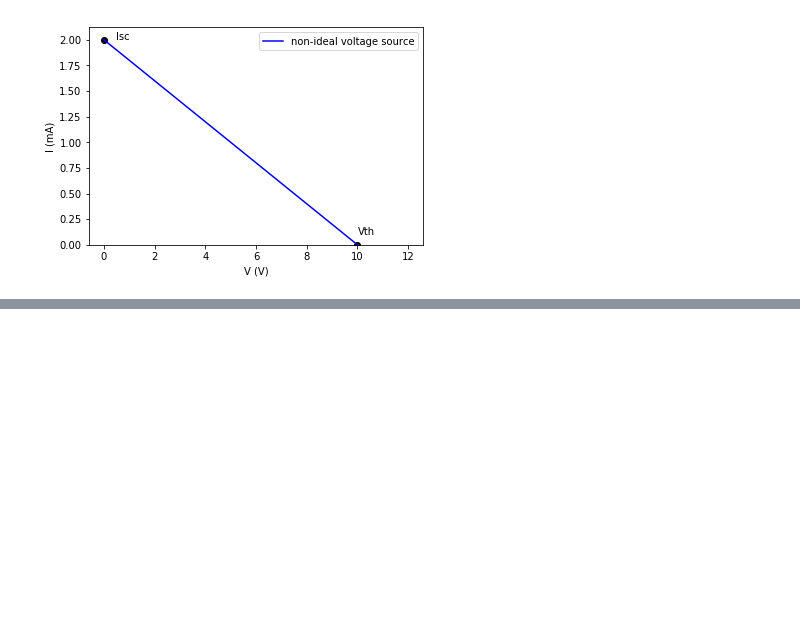
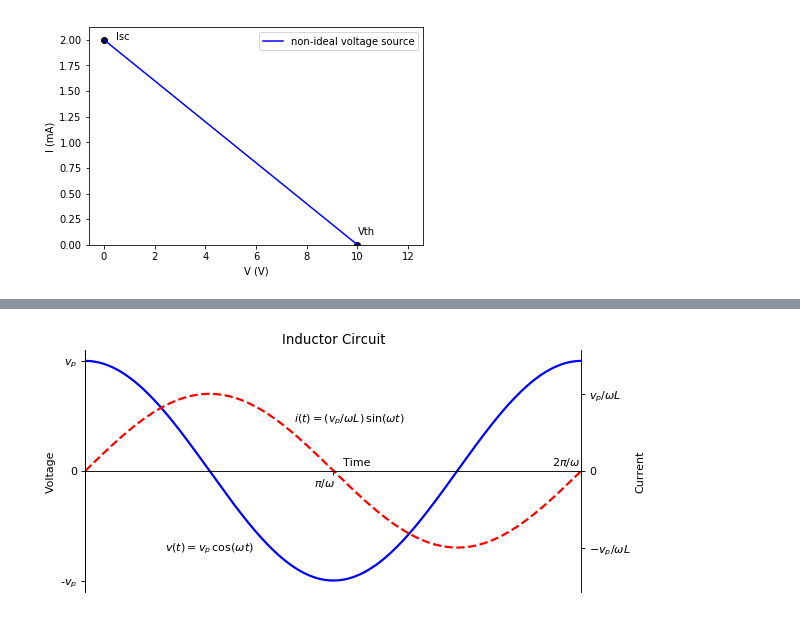
Before and after one commit to mulhearn/classwork, a Jupyter notebook: phy80/rlc/figs/rlc_figures.ipynb, the cells around one changed output, grey strips where cells are left out. Cells and saved outputs as stored; diff of their text form; code cells hidden in the pictures; blank space fills up the shorter version.

```diff
--- a/phy80/rlc/figs/rlc_figures.ipynb
+++ b/phy80/rlc/figs/rlc_figures.ipynb
@@ -72,0 +170,46 @@ plt.savefig("thevenin.pdf")
+# %%
+import numpy as np
+import matplotlib.pyplot as plt
+
+plt.figure(figsize=(8, 4), dpi=80)
+X = np.linspace(0, 1, 256, endpoint=True)
+C, S = np.cos(2*pi*X), np.sin(2*pi*X)
+
+plt.plot(X, C, color="blue", linewidth=2.0, linestyle="-")
+plt.plot(X, 0.7*S, color="red", linewidth=2.0, linestyle="--")
+
+plt.xlim(0.0, 1.0)
+plt.ylim(-1.1, 1.1)
+plt.xticks([0,0.5,1.0],["","",""])
+plt.yticks([-1, 0, +1], ["-$v_p$",0,"$v_p$"])
+
+ax = plt.gca()  # gca stands for 'get current axis'
+ax.spines['right'].set_color('none')
+ax.spines['top'].set_color('none')
+ax.xaxis.set_ticks_position('bottom')
+ax.spines['bottom'].set_position(('data',0))
+ax.yaxis.set_ticks_position('left')
+ax.spines['left'].set_position(('data',0))
+plt.ylabel("Voltage")
+
+plt.text(0.46,-0.14,"$\pi/\omega$")
+plt.text(0.94,0.05,"$2 \pi/\omega$")
+plt.text(0.52,0.05,"Time")
+
+plt.text(0.16,-0.73,"$v(t) = v_p\,\cos(\omega t)$")
+plt.text(0.42,0.45,"$i(t) = (v_p/ \omega L)\,\sin(\omega t)$")
+
+ax2 = ax.twinx()
+ax2.set_ylabel('Current', color='k')
+ax2.tick_params('y', colors='k')
+ax2.spines['top'].set_color('none')
+ax2.spines['bottom'].set_color('none')
+ax2.set_ylim(-1.1,1.1)
+
+plt.yticks([-0.7, 0, 0.7], ["$-v_p /\omega L$",0,"$v_p/\omega L$"])
+
+plt.title("Inductor Circuit")
+
+plt.savefig("vit_ind.pdf")
+# %% [output]
+[figure, added]
```
Also changed, not shown: parts of 8 cells of this notebook, 13 other files.
